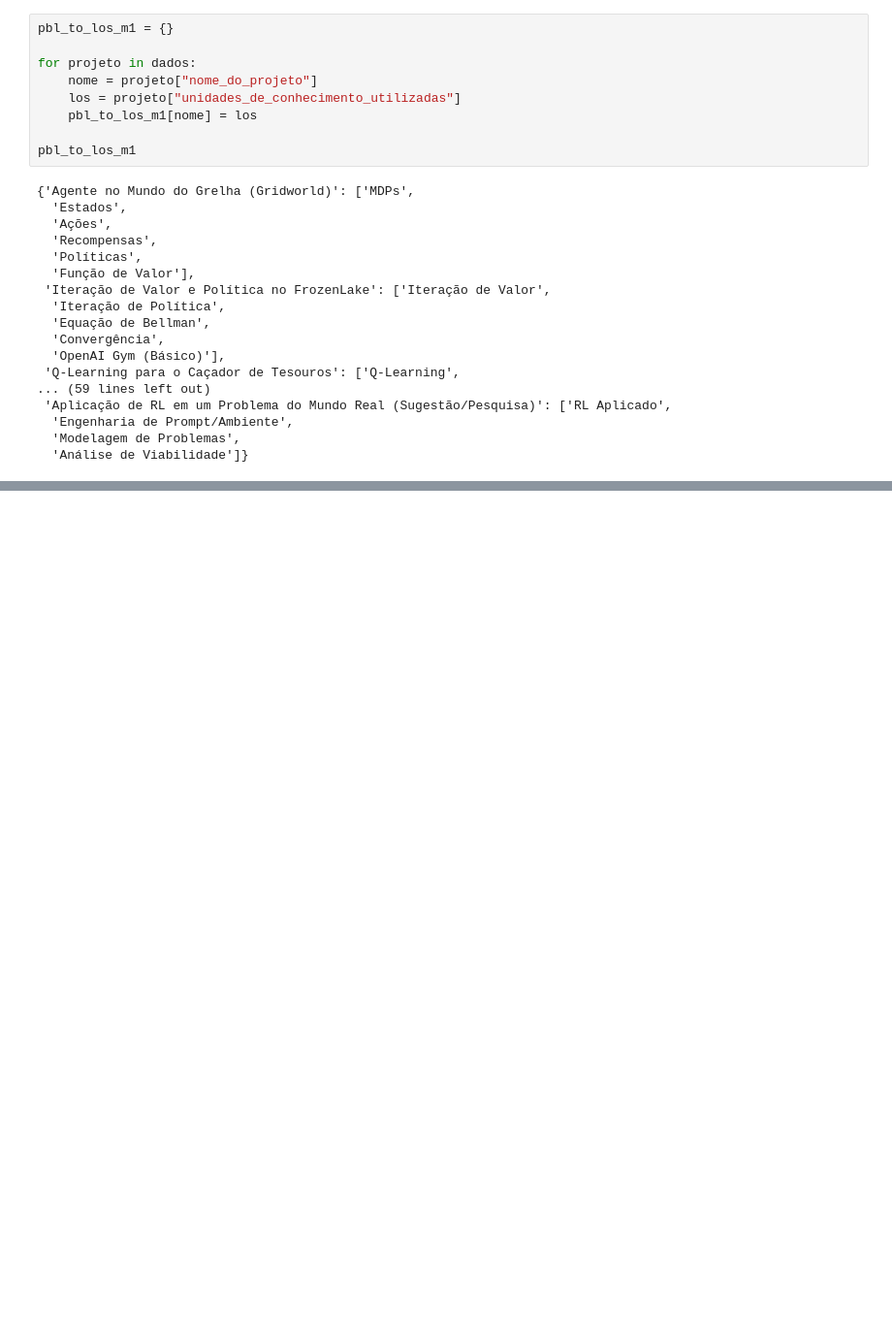
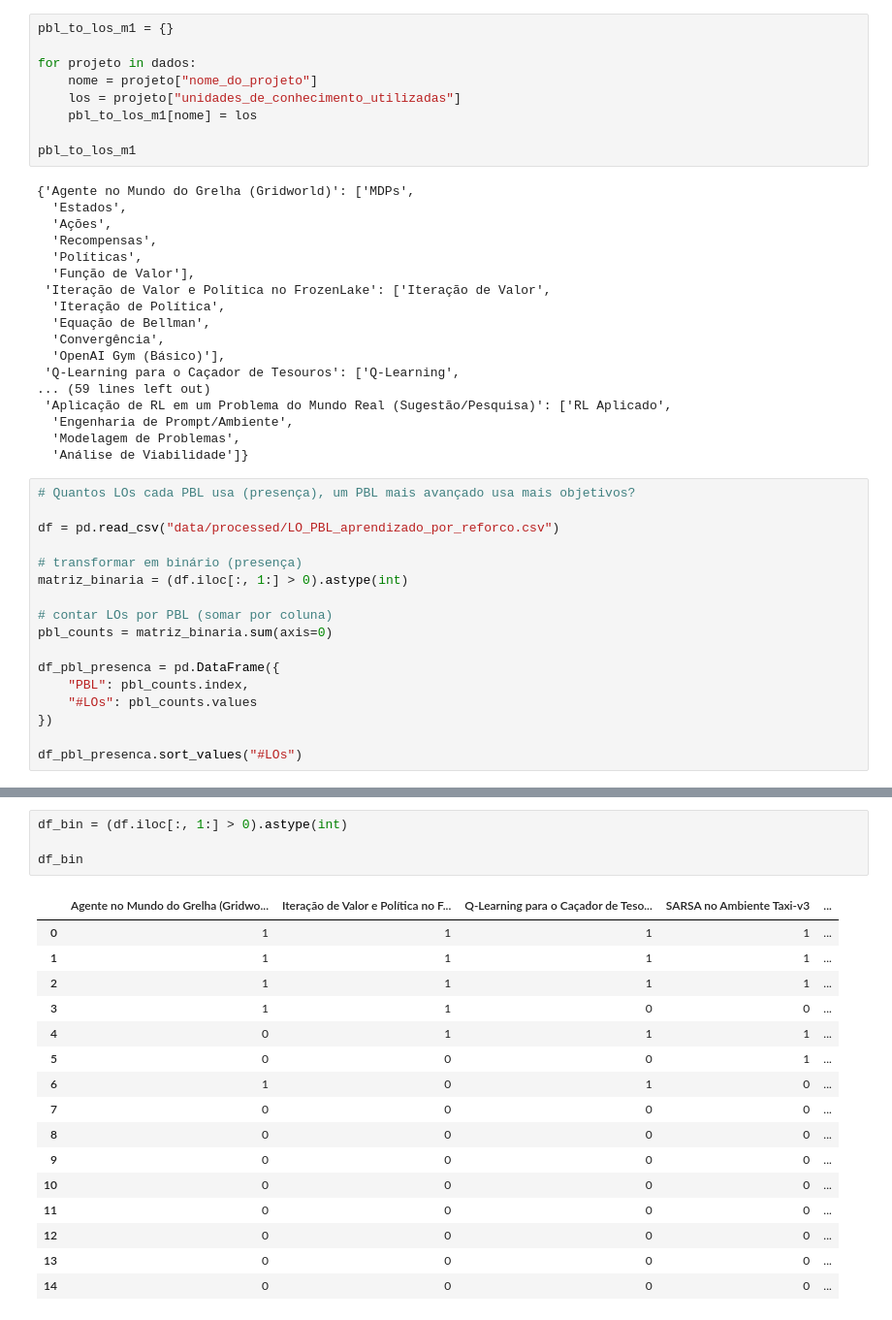
Before and after one commit to Derdevmaf/Projeto-IC-XPE-2026, a Jupyter notebook: jupyter/rank_PBLs.ipynb, the cells around one changed output, grey strips where cells are left out. Shown at 97% size. Drawn from its saved outputs; the diff is of its cells as text; blank space fills up the shorter version.

```diff
--- a/jupyter/rank_PBLs.ipynb
+++ b/jupyter/rank_PBLs.ipynb
@@ -36,3 +36,20 @@ pbl_to_los_m1
   'Engenharia de Prompt/Ambiente',
   'Modelagem de Problemas',
   'Análise de Viabilidade']}
+# %%
+# Quantos LOs cada PBL usa (presença), um PBL mais avançado usa mais objetivos?
+
+df = pd.read_csv("data/processed/LO_PBL_aprendizado_por_reforco.csv")
+
+# transformar em binário (presença)
+matriz_binaria = (df.iloc[:, 1:] > 0).astype(int)
+
+# contar LOs por PBL (somar por coluna)
+pbl_counts = matriz_binaria.sum(axis=0)
+
+df_pbl_presenca = pd.DataFrame({
+    "PBL": pbl_counts.index,
+    "#LOs": pbl_counts.values
+})
+
+df_pbl_presenca.sort_values("#LOs")
@@ -38,0 +99,21 @@ pbl_to_los_m1
+# %%
+df_bin = (df.iloc[:, 1:] > 0).astype(int)
+
+df_bin
+# %% [output]
+|  | Agente no Mundo do Grelha (Gridwo... | Iteração de Valor e Política no F... | Q-Learning para o Caçador de Teso... | SARSA no Ambiente Taxi-v3 | ... |
+| 0 | 1 | 1 | 1 | 1 | ... |
+| 1 | 1 | 1 | 1 | 1 | ... |
+| 2 | 1 | 1 | 1 | 1 | ... |
+| 3 | 1 | 1 | 0 | 0 | ... |
+| 4 | 0 | 1 | 1 | 1 | ... |
+| 5 | 0 | 0 | 0 | 1 | ... |
+| 6 | 1 | 0 | 1 | 0 | ... |
+| 7 | 0 | 0 | 0 | 0 | ... |
+| 8 | 0 | 0 | 0 | 0 | ... |
+| 9 | 0 | 0 | 0 | 0 | ... |
+| 10 | 0 | 0 | 0 | 0 | ... |
+| 11 | 0 | 0 | 0 | 0 | ... |
+| 12 | 0 | 0 | 0 | 0 | ... |
+| 13 | 0 | 0 | 0 | 0 | ... |
+| 14 | 0 | 0 | 0 | 0 | ... |
```
Also changed, not shown: parts of 7 cells of this notebook.
